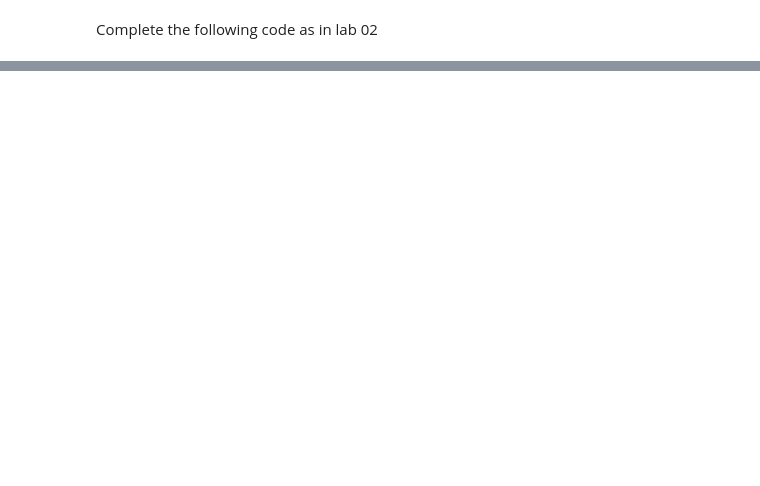
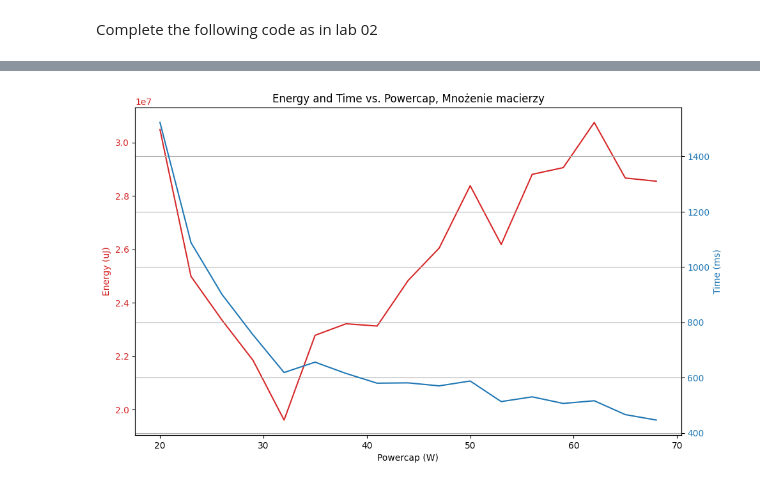
Before and after one commit to JanChyczynski/eumaster4hpc-energy-aware-computing, a Jupyter notebook: docker-image/jupyter/04 RAPL Metrics.ipynb, the cells around one changed output, grey strips where cells are left out. Cells and saved outputs as stored; diff of their text form; code cells hidden in the pictures; blank space fills up the shorter version.

```diff
--- a/docker-image/jupyter/04 RAPL Metrics.ipynb
+++ b/docker-image/jupyter/04 RAPL Metrics.ipynb
@@ -203,40 +235,42 @@ def benchmark_ntimes(pi_monte_carlo: bool, times: int, powercap_w: int, *args):
     #avg_energy = (total_energy - min_energy - max_energy) / (times - 2)
     # return avg_time, avg_energy
 
-tested_powercaps = [i for i in range(30, 70, 3)]
+tested_powercaps = [i for i in range(20, 70, 3)]
 
 energies = []
 times = []
 ntimes = 9
-use_monte_carlo = True
+use_monte_carlo = False
 text = 'Monte Carlo' if use_monte_carlo else 'Mnożenie macierzy'
 file_name = 'monte_carlo' if use_monte_carlo else 'matrix_multiply'
 
 for powercap in tested_powercaps:
     # time_result, energy_result = benchmark_once(use_monte_carlo, ntimes, powercap)
     time_result, energy_result = benchmark_ntimes(use_monte_carlo, ntimes, powercap)
     energies.append(energy_result)
     times.append(time_result)
 
 fig, ax1 = plt.subplots(figsize=(10, 6))
 
 color = 'tab:red'
 ax1.set_xlabel('Powercap (W)')
 ax1.set_ylabel('Energy (uJ)', color=color)
 ax1.plot(tested_powercaps, energies, color=color, label='Energy')
 ax1.tick_params(axis='y', labelcolor=color)
 
 ax2 = ax1.twinx()
 color = 'tab:blue'
 ax2.set_ylabel('Time (ms)', color=color)
 ax2.plot(tested_powercaps, times, color=color, label='Time')
 ax2.tick_params(axis='y', labelcolor=color)
 
 fig.tight_layout()
 plt.title(f'Energy and Time vs. Powercap, {text}')
 plt.grid(True)
 plt.savefig(f'{file_name}.png')
 plt.show()
+# %% [output]
+[figure, added]
 # %%
 edps = []
 eds_values = []
```
Also changed, not shown: parts of 8 cells of this notebook.
